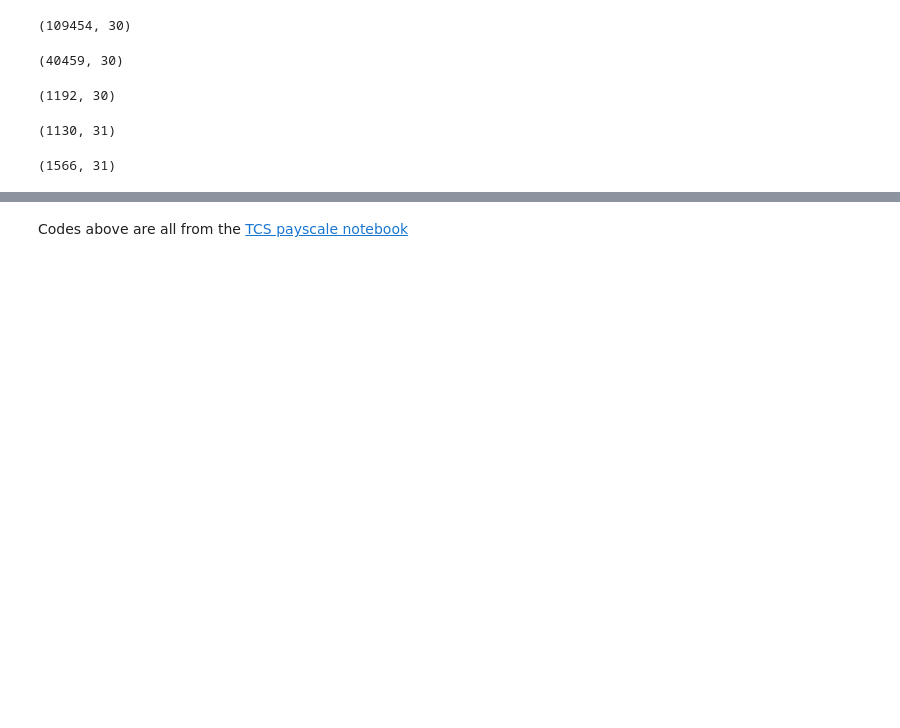
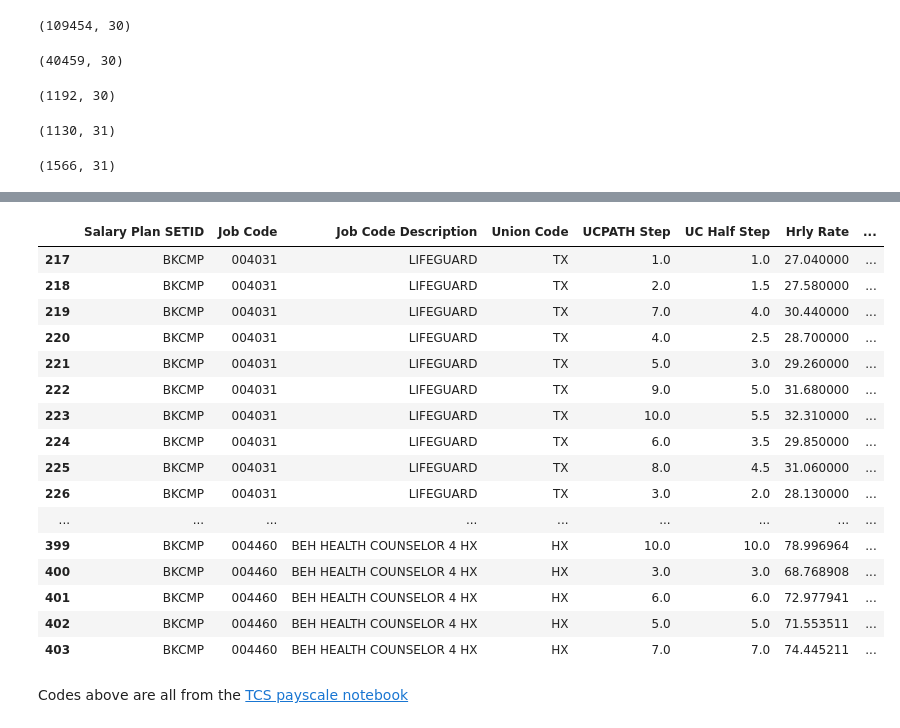
Before and after one commit to tougheye/Data_processing, a Jupyter notebook: accreted_title_step_prep.ipynb, the cells around one changed output, grey strips where cells are left out. Drawn from its saved outputs; the diff is of its cells as text; code cells hidden in the pictures; blank space fills up the shorter version.

```diff
--- a/accreted_title_step_prep.ipynb
+++ b/accreted_title_step_prep.ipynb
@@ -74,3 +74,14 @@ upte_represented_max_eff_date_df = upte_represented_job_codes_df\
 upte_represented_max_eff_date_df.shape
 # %% [output]
 (1566, 31)
+# %%
+# Create unique identifier both in the master UPTE represented df and multiple effective date df
+
+represented_key = upte_represented_job_codes_df['Salary Plan SETID'] + ' - ' + upte_represented_job_codes_df['Union Code'] + ' - ' + upte_represented_job_codes_df['Job Code Description']
+unmatched_key = upte_represented_max_eff_date_df['Salary Plan SETID'] + ' - ' + upte_represented_max_eff_date_df['Union Code'] + ' - ' + upte_represented_max_eff_date_df['Job Code Description']
+
+# filtering out the multiple effective date rows from the UPTE represented df based on the unique identifier keys
+upte_represented_one_date_df = upte_represented_job_codes_df[~represented_key.isin(unmatched_key)]
+# %%
+upte_represented_final_df = pd.concat([upte_represented_one_date_df, upte_represented_max_eff_date_df.drop('Date Count', axis=1)])
+upte_represented_final_df.shape
@@ -76,0 +90,6 @@ upte_represented_max_eff_date_df.shape
+# %%
+cols_to_keep = ['Salary Plan SETID', 'Job Code', 'Job Code Description', 'Union Code', 'UCPATH Step', 'UC  Half Step', 'Hrly Rate',
+                'Eff Date - Salary Grade', 'Salary Grade Eff Status']
+#
+# %%
+upte_represented_job_codes_refined_df = upte_represented_final_df[cols_to_keep]
@@ -77,2 +103,22 @@ upte_represented_max_eff_date_df.shape
+# %%
+upte_represented_job_codes_refined_df.head(50)
+# %% [output]
+|  | Salary Plan SETID | Job Code | Job Code Description | Union Code | UCPATH Step | UC Half Step | Hrly Rate | ... |
+| 217 | BKCMP | 004031 | LIFEGUARD | TX | 1.0 | 1.0 | 27.040000 | ... |
+| 218 | BKCMP | 004031 | LIFEGUARD | TX | 2.0 | 1.5 | 27.580000 | ... |
+| 219 | BKCMP | 004031 | LIFEGUARD | TX | 7.0 | 4.0 | 30.440000 | ... |
+| 220 | BKCMP | 004031 | LIFEGUARD | TX | 4.0 | 2.5 | 28.700000 | ... |
+| 221 | BKCMP | 004031 | LIFEGUARD | TX | 5.0 | 3.0 | 29.260000 | ... |
+| 222 | BKCMP | 004031 | LIFEGUARD | TX | 9.0 | 5.0 | 31.680000 | ... |
+| 223 | BKCMP | 004031 | LIFEGUARD | TX | 10.0 | 5.5 | 32.310000 | ... |
+| 224 | BKCMP | 004031 | LIFEGUARD | TX | 6.0 | 3.5 | 29.850000 | ... |
+| 225 | BKCMP | 004031 | LIFEGUARD | TX | 8.0 | 4.5 | 31.060000 | ... |
+| 226 | BKCMP | 004031 | LIFEGUARD | TX | 3.0 | 2.0 | 28.130000 | ... |
+| ... | ... | ... | ... | ... | ... | ... | ... | ... |
+| 399 | BKCMP | 004460 | BEH HEALTH COUNSELOR 4 HX | HX | 10.0 | 10.0 | 78.996964 | ... |
+| 400 | BKCMP | 004460 | BEH HEALTH COUNSELOR 4 HX | HX | 3.0 | 3.0 | 68.768908 | ... |
+| 401 | BKCMP | 004460 | BEH HEALTH COUNSELOR 4 HX | HX | 6.0 | 6.0 | 72.977941 | ... |
+| 402 | BKCMP | 004460 | BEH HEALTH COUNSELOR 4 HX | HX | 5.0 | 5.0 | 71.553511 | ... |
+| 403 | BKCMP | 004460 | BEH HEALTH COUNSELOR 4 HX | HX | 7.0 | 7.0 | 74.445211 | ... |
 # %% [markdown]
 Codes above are all from the [TCS payscale notebook](https://colab.research.google.com/drive/1MwFYF32tmy4eGs_cS6p0rc_hfDQ3drTM?usp=chrome_ntp#scrollTo=H9473xBkUotq)
```
Also changed, not shown: parts of 8 cells of this notebook.
